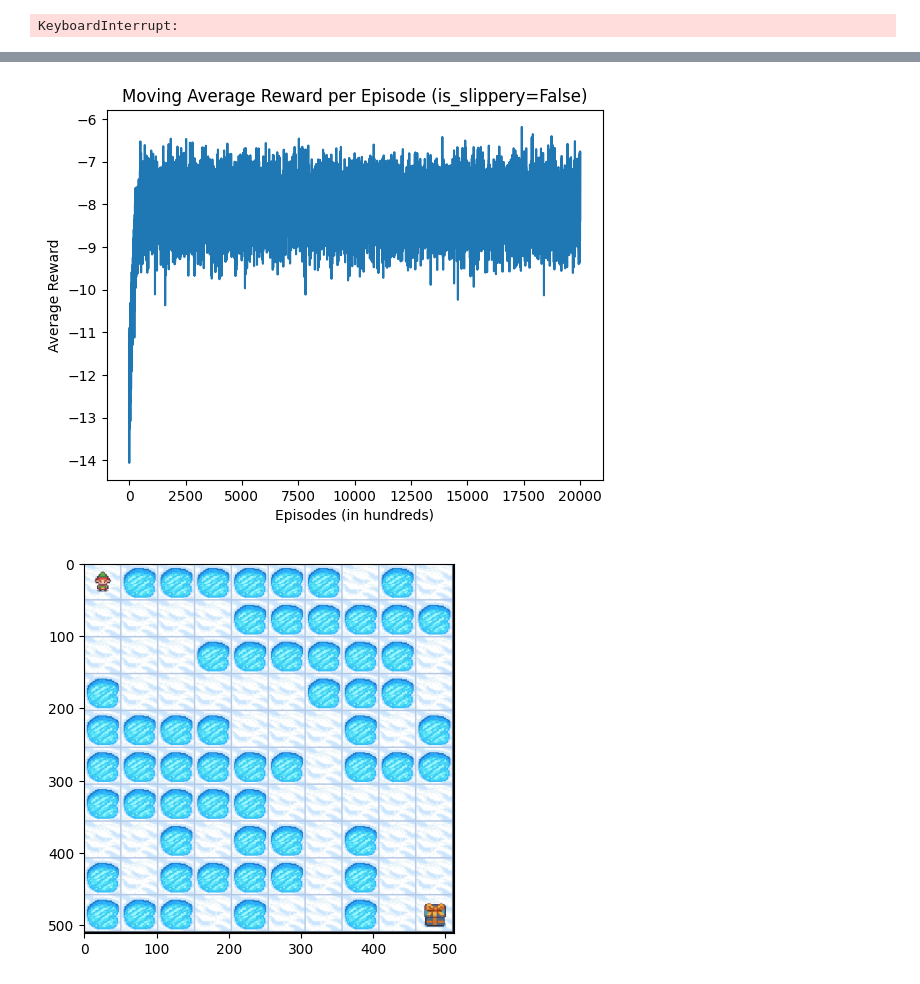
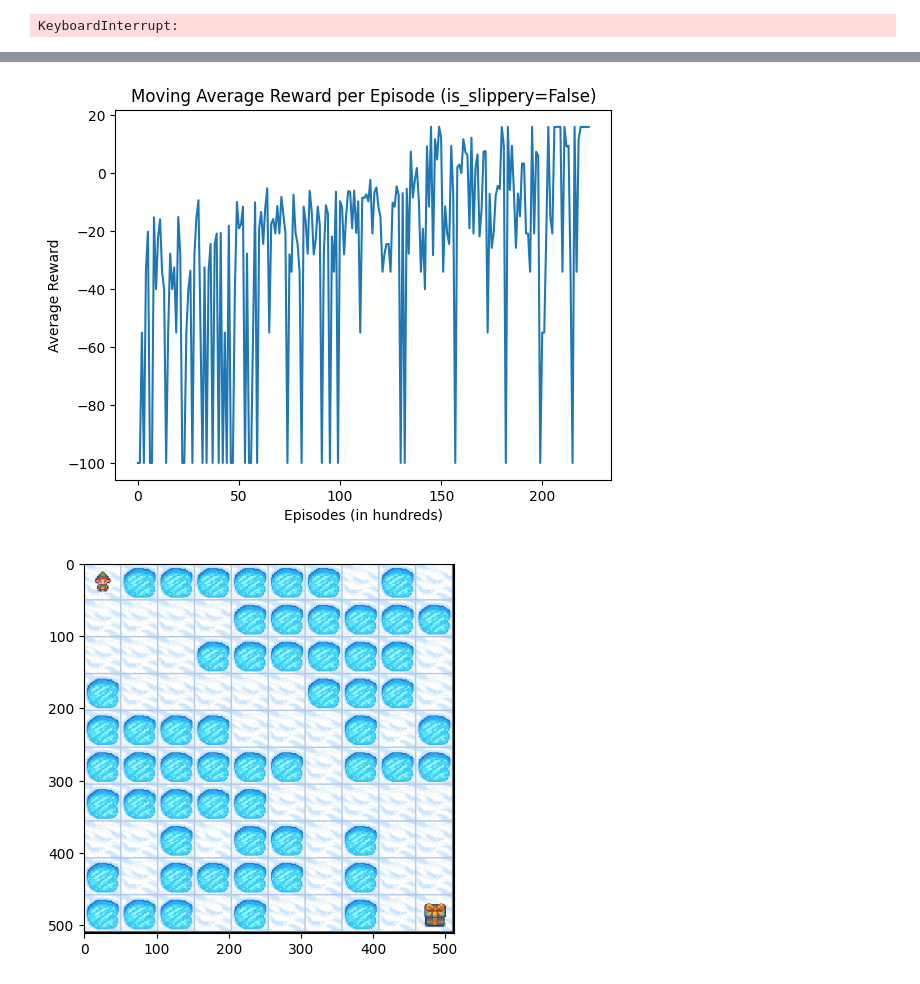
Before and after one commit to doro041/CS5079_AppliedAI, a Jupyter notebook: Task1/submission.ipynb, the cells around one changed output, grey strips where cells are left out. Cells and saved outputs as stored; diff of their text form; code cells hidden in the pictures.

Commit message:
many diagnosing to figure out why its so slow :(

```diff
--- a/Task1/submission.ipynb
+++ b/Task1/submission.ipynb
@@ -212,15 +225,15 @@ class QLearningAgent:
             # display(plt.gcf())
             # clear_output(wait=True)
 # %%
-# random_map = generate_random_map(size =10, p=0.3)
+random_map = generate_random_map(size =10, p=0.3)
 
-env = gym.make("FrozenLake-v1", desc=random_map, render_mode="rgb_array", is_slippery=True)
+env = gym.make("FrozenLake-v1", desc=random_map, render_mode="rgb_array", is_slippery=False)
 env.reset()
 agent = QLearningAgent(env)
 plt.imshow(env.render())
 display(plt.gcf())
 # Train the agent
-agent.train(episodes=5000)
+agent.train(episodes=10000)
 print(agent.Q_table)
 
 
@@ -309,19 +318,19 @@ max(agent.rewards)
 # %%
 # plt.plot(agent.avg_rewards)
 # plt.xlabel('Episodes')
 # plt.ylabel('Average Reward')
 # plt.title('Average Reward per Episode')
 # plt.show()
-window_size = 100
+window_size = 1
 moving_avg_rewards = [np.mean(agent.avg_rewards[i:i+window_size]) for i in range(0, len(agent.avg_rewards), window_size)]
 
 plt.plot(moving_avg_rewards)
 plt.xlabel('Episodes (in hundreds)')
 plt.ylabel('Average Reward')
 plt.title('Moving Average Reward per Episode (is_slippery=False)')
 plt.show()
 # %% [output]
-[figure, old version]
+[figure, new version]
 # %%
 %matplotlib inline
 class QLearningAgentDistance:
```
Also changed, not shown: parts of 6 cells of this notebook.
